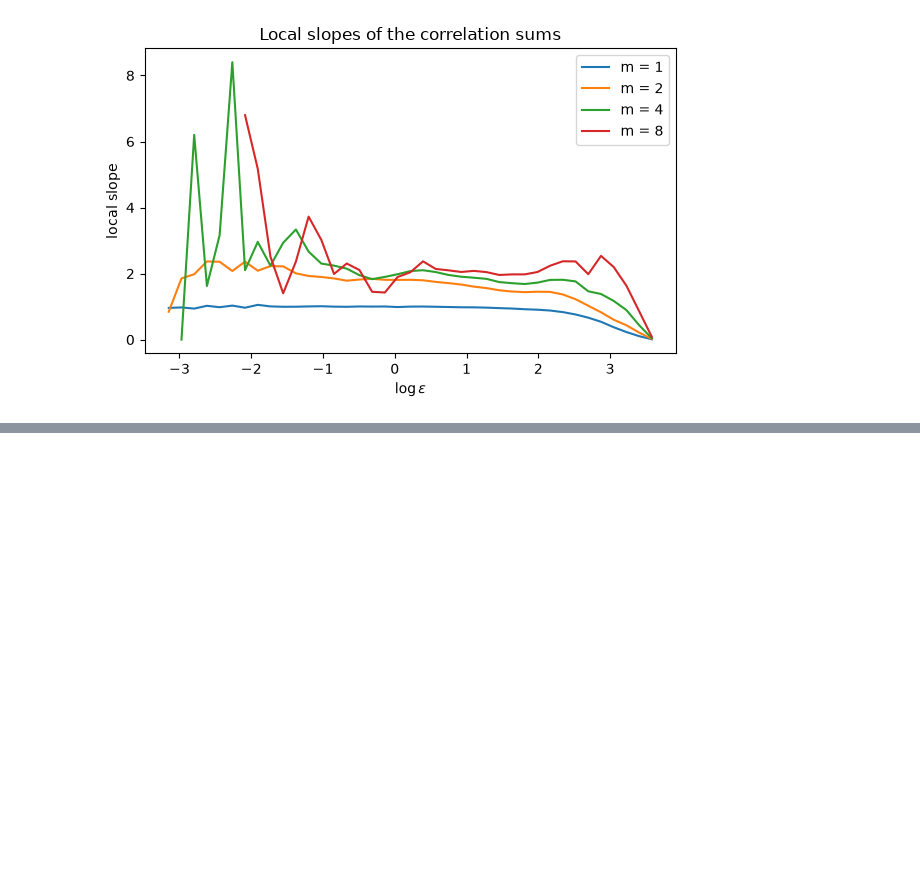
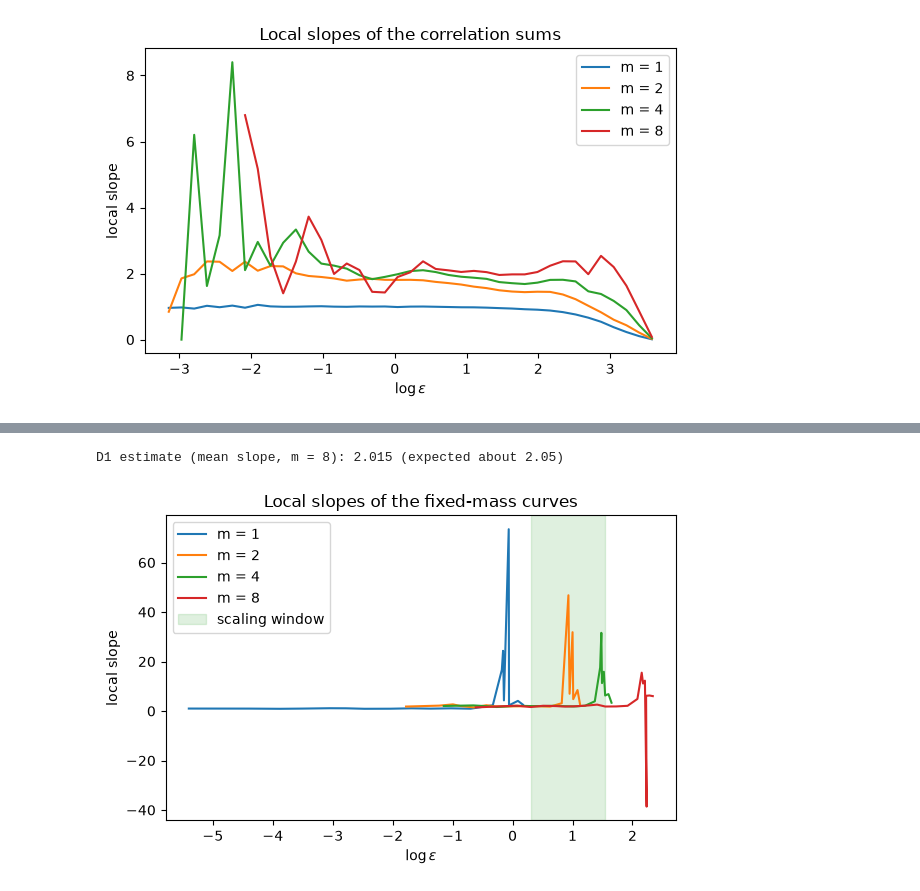
Before and after one commit to ieeningnwq/nolitisea, a Jupyter notebook: examples/dimension.ipynb, the cells around one changed output, grey strips where cells are left out. Cells and saved outputs as stored; diff of their text form; code cells hidden in the pictures; blank space fills up the shorter version.

```diff
--- a/examples/dimension.ipynb
+++ b/examples/dimension.ipynb
@@ -98,0 +174,33 @@ D2 estimate (mean slope, m = 8): 2.000 (expected about 2.05)
+# %%
+fig, ax = plt.subplots(figsize=(6, 4))
+for m in dims:
+    i = m - 1
+    le = np.log(res1["eps"][i])
+    lm = np.log(res1["mass"][i])
+    local_slope = np.diff(lm) / np.diff(le)
+    ax.plot(le[:-1], local_slope, label=f"m = {m}")
+ax.set_xlabel(r"$\log \varepsilon$")
+ax.set_ylabel("local slope")
+ax.set_title("Local slopes of the fixed-mass curves")
+ax.legend()
+
+# Plateau estimate for the highest embedding order: average over the
+# early part of the ladder where the slopes plateau, skipping the first
+# couple of points and stopping before the kmax-clamp tail.
+i = res1["embed"][-1] - 1
+le = np.log(res1["eps"][i])
+lm = np.log(res1["mass"][i])
+slopes1 = np.diff(lm) / np.diff(le)
+lo, hi = 2, 10
+ax.axvspan(le[lo], le[hi - 1], color="C2", alpha=0.15,
+           label="scaling window")
+ax.legend()
+d1_est = np.nanmean(slopes1[lo:hi])
+print(f"D1 estimate (mean slope, m = {res1['embed'][-1]}): "
+      f"{d1_est:.3f} (expected about 2.05)")
+
+plt.tight_layout()
+plt.show()
+# %% [output]
+D1 estimate (mean slope, m = 8): 2.015 (expected about 2.05)
+[figure, added]
```
Also changed, not shown: parts of 18 cells of this notebook, 10 other files.
